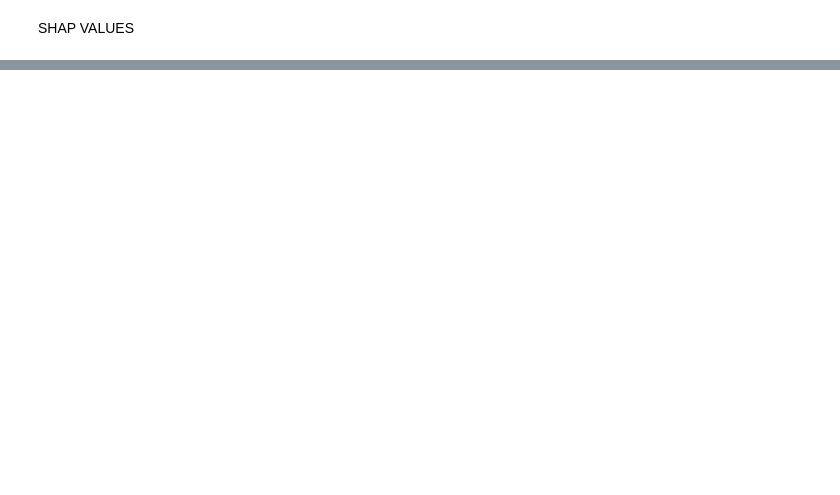
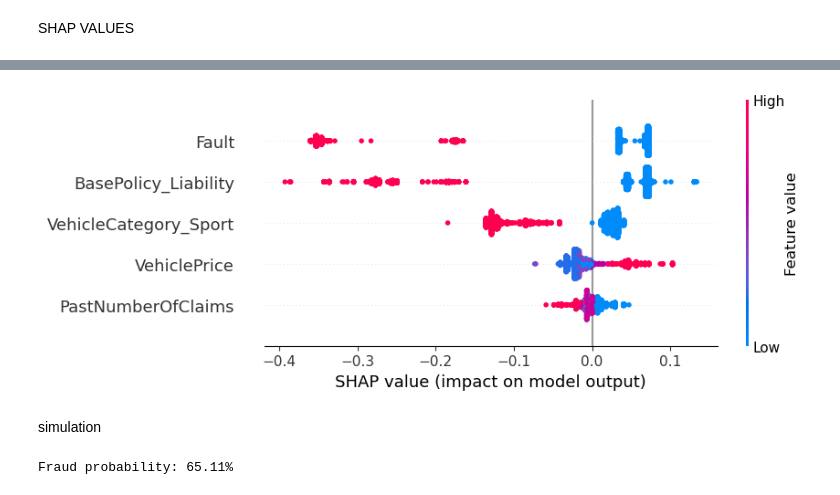
Before and after one commit to yoanl13/End-to-end-final-project-DSML, a Jupyter notebook: 1_DataScience_FinalProject_FraudDetection.ipynb, the cells around one changed output, grey strips where cells are left out. Saved outputs shown, nothing was run; the diff lists cells and outputs as text; code cells hidden in the pictures; blank space fills up the shorter version.

```diff
--- a/1_DataScience_FinalProject_FraudDetection.ipynb
+++ b/1_DataScience_FinalProject_FraudDetection.ipynb
@@ -2023,0 +2148,12 @@ SHAP VALUES
+# %%
+shap.plots.beeswarm(shap_fraud, max_display=10)
+# %% [output]
+[figure, added]
+# %% [markdown]
+simulation
+# %%
+claim = X_test_top5.iloc[[13]]
+fraud_probability = best_rf.predict_proba(claim)[0, 1]
+print(f"Fraud probability: {fraud_probability:.2%}")
+# %% [output]
+Fraud probability: 65.11%
```
Also changed, not shown: parts of 24 cells of this notebook.
